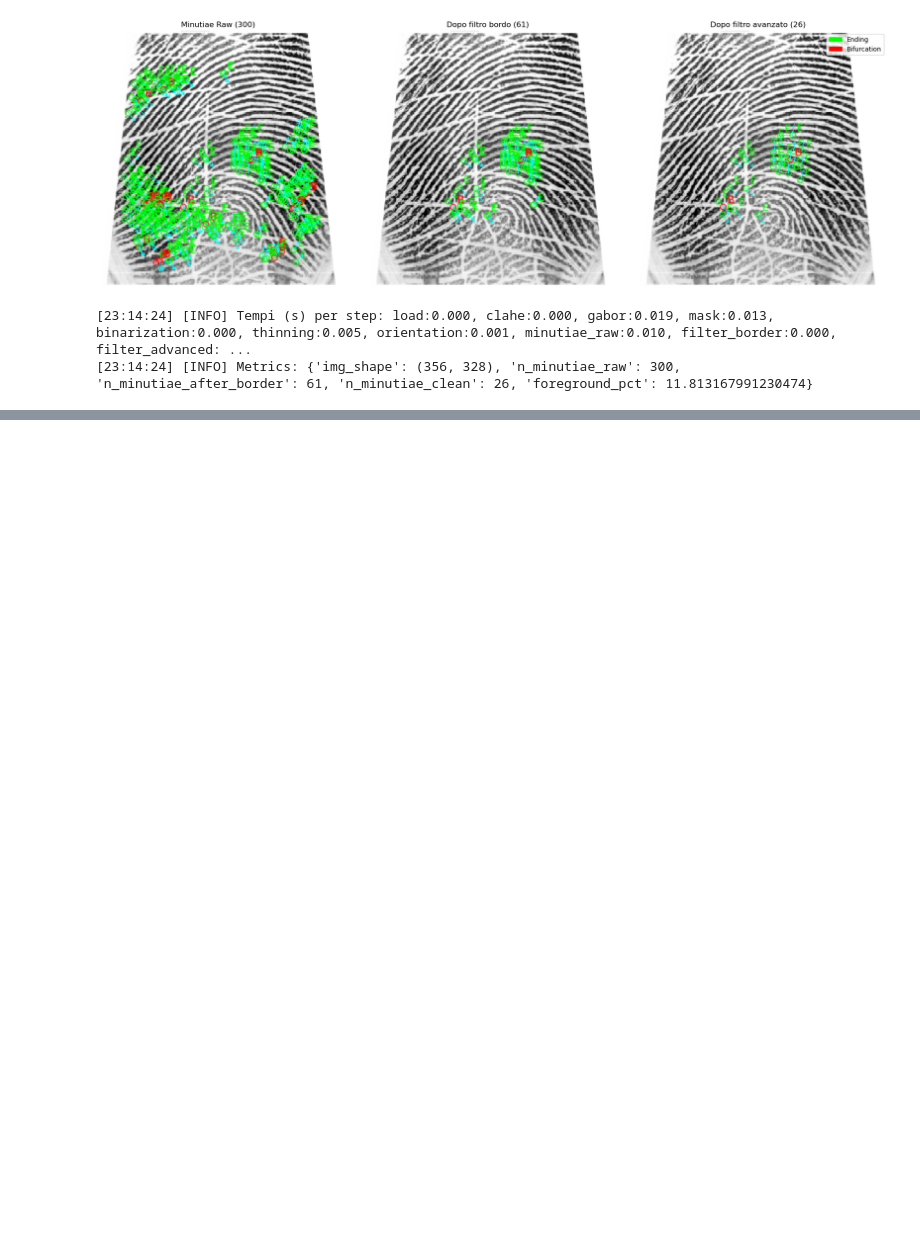
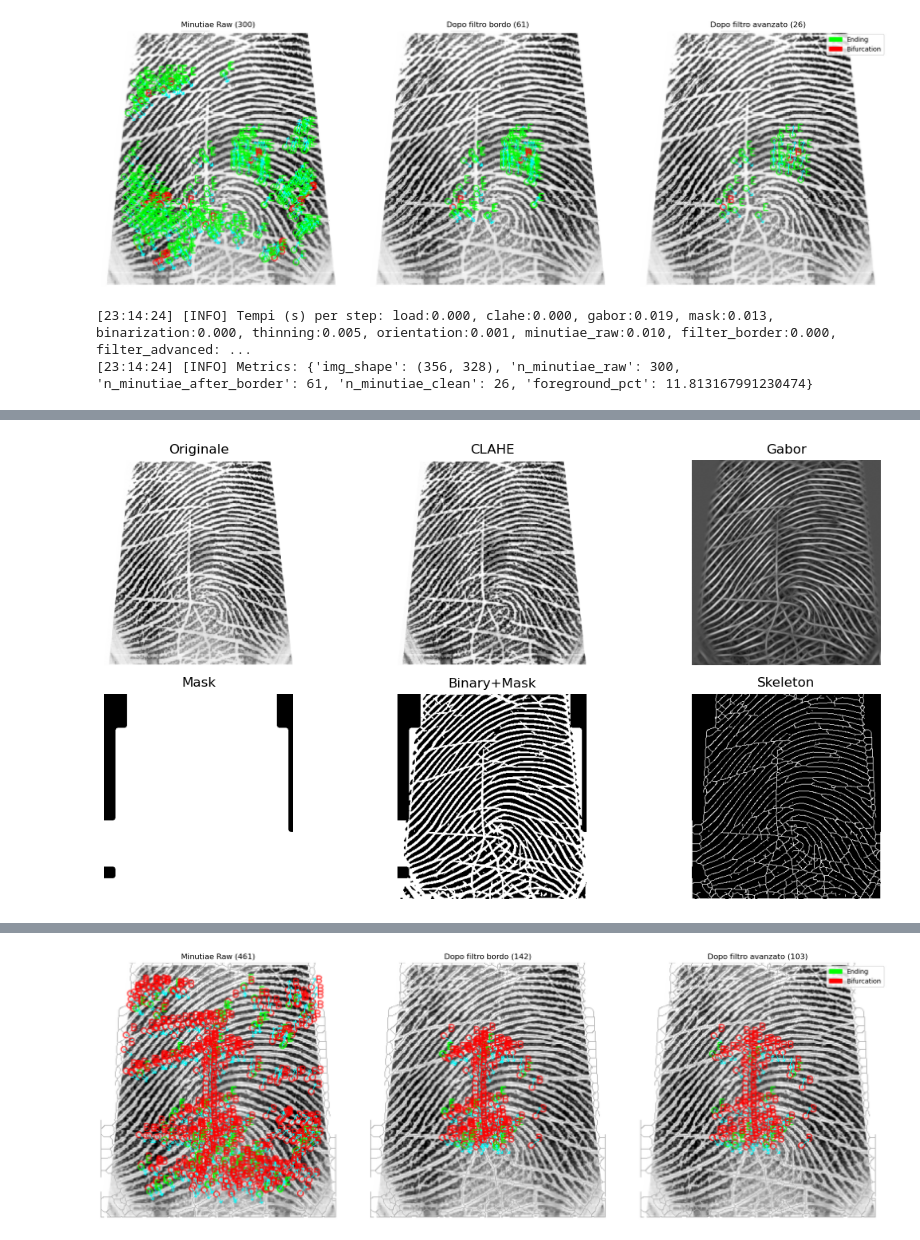
Before and after one commit to GiovanniIacuzzo/multimodal_biometric_fingerprints_palms, a Jupyter notebook: src/demo_preprocessing.ipynb, the cells around one changed output, grey strips where cells are left out. Cells and saved outputs as stored; diff of their text form; code cells hidden in the pictures; blank space fills up the shorter version.

```diff
--- a/src/demo_preprocessing.ipynb
+++ b/src/demo_preprocessing.ipynb
@@ -1059,0 +1002,39 @@ Numero di minutiae trovate: 233
+# %%
+if __name__ == "__main__":
+    # Percorso immagine di test
+    sample_image = Path("/Users/giovanni02/Desktop/UNIKORE/multimodal_biometric_fingerprints_palms/dataset/FingerprintV5(BMP)/000/L/000_L0_0.bmp")
+
+    # Parametri della pipeline
+    default_params = {
+        "clahe_clip": 3.0,
+        "clahe_tile_grid": (8, 8),
+        "use_gabor": True,
+        "gabor_ksize": 21,
+        "gabor_sigma": 4.0,
+        "gabor_lambd": 10.0,
+        "gabor_gamma": 0.5,
+        "gabor_thetas": None,
+        "mask_block_size": 20,
+        "mask_thresh": 0.0005,
+        "bin_block_size": 25,
+        "bin_C": 8,
+        "thinning_type": "zhang-suen",
+        "orient_block_size": 16,
+        "border_margin": 32,
+        "min_distance": 4,
+        "local_radius": 8,
+        "min_local_density": 4
+    }
+
+    # Crea oggetto PipelineConfig dai parametri
+    cfg = PipelineConfig(**default_params)
+
+    # Esegui la pipeline sul sample_image
+    result = demo_pipeline(sample_image, config=cfg, verbose=True)
+
+    # Mostra metriche principali
+    if result is not None:
+        print("Numero di minutiae trovate:", len(result.get("minutiae_clean", [])))
+    else:
+        print("Pipeline fallita per questa immagine.")
+# %% [output]
@@ -1059,0 +1054 @@ Numero di minutiae trovate: 233
+[figure, added]
@@ -1059,0 +1056 @@ Numero di minutiae trovate: 233
+[figure, added]
```
Also changed, not shown: parts of 2 cells of this notebook.
